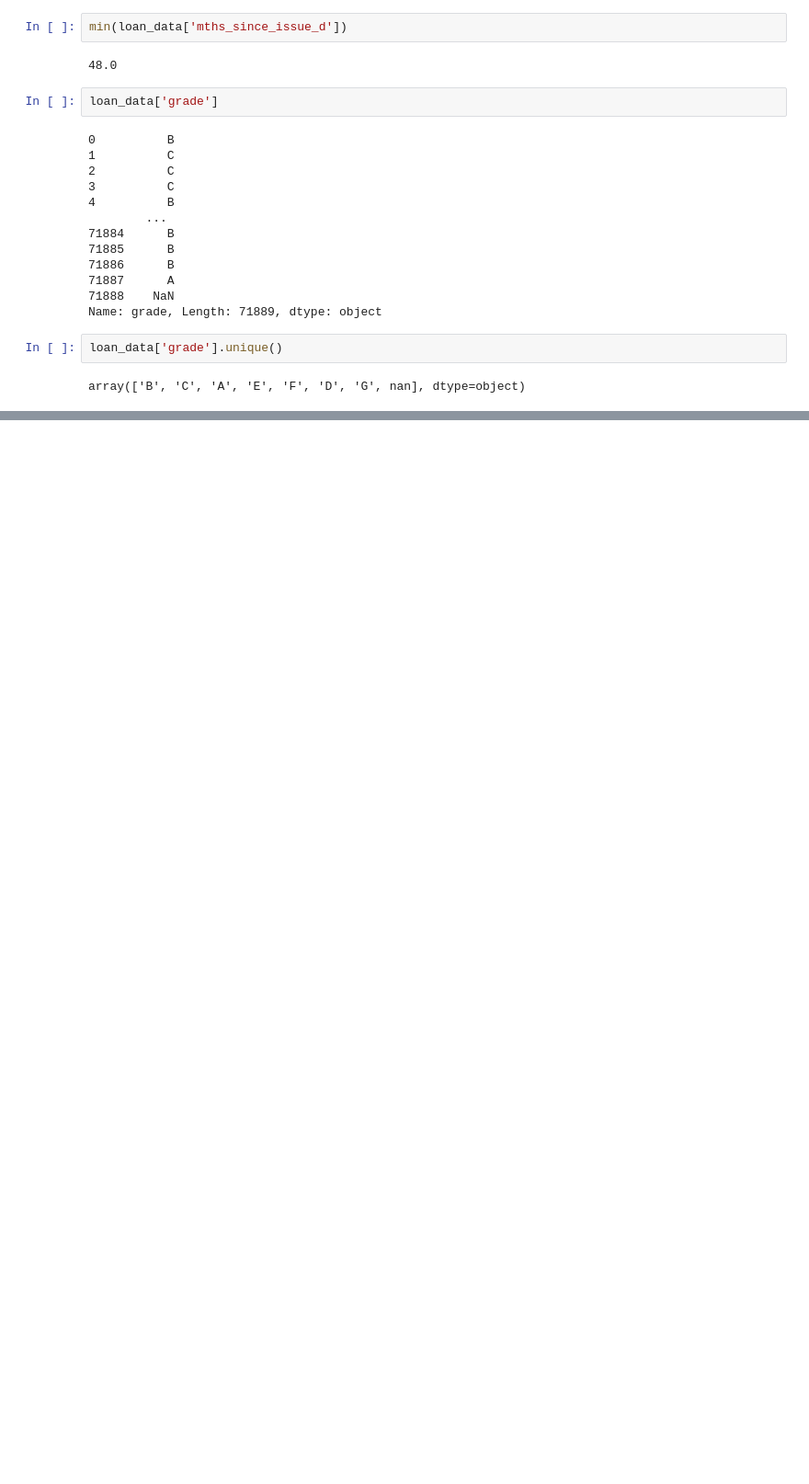
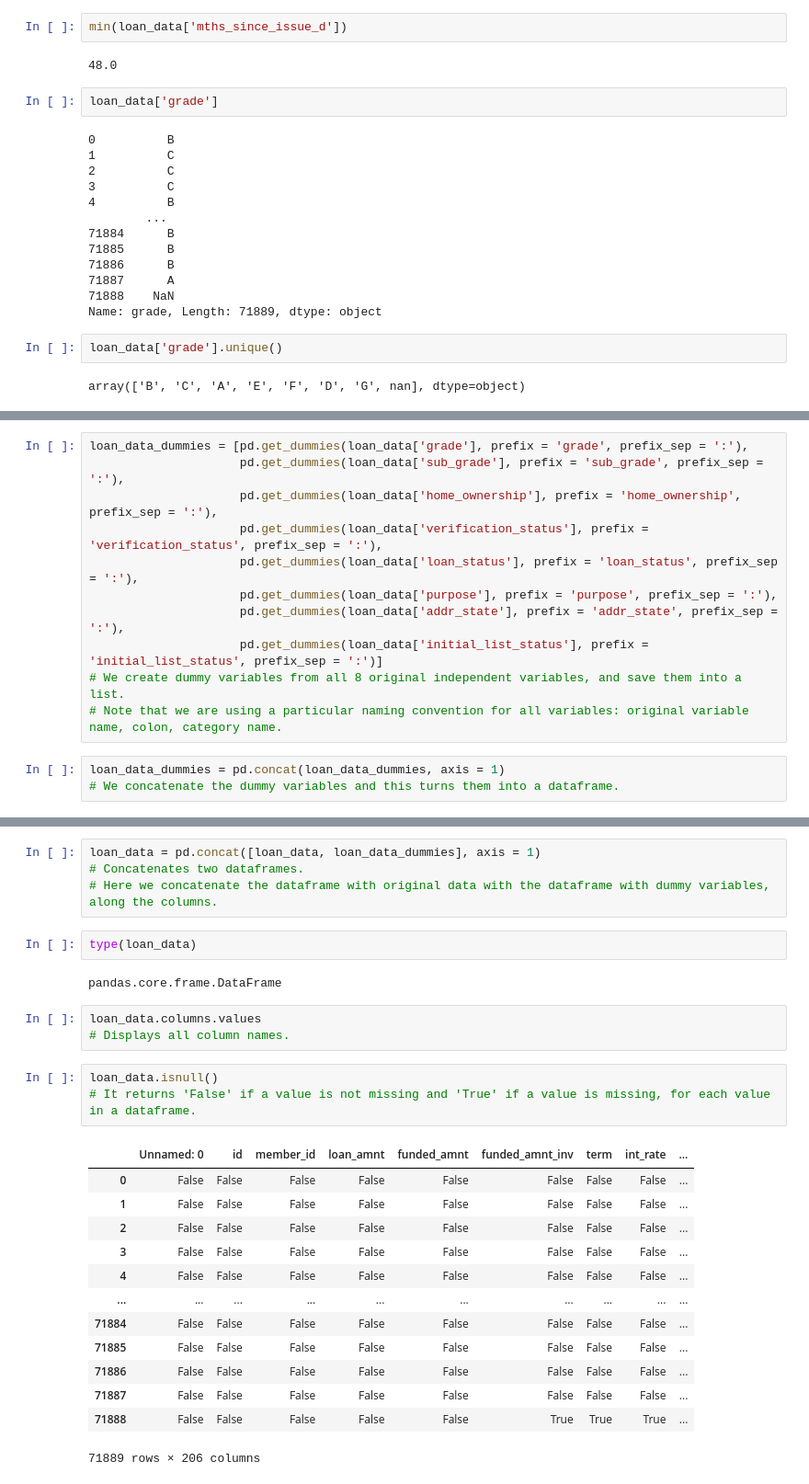
Before and after one commit to mohamed-ssafini/CreditRiskModeling, a Jupyter notebook: PD.ipynb, the cells around one changed output, grey strips where cells are left out. Shown at 92% size. Saved outputs shown, nothing was run; the diff lists cells and outputs as text; blank space fills up the shorter version.

```diff
--- a/PD.ipynb
+++ b/PD.ipynb
@@ -409,0 +465,14 @@ array(['B', 'C', 'A', 'E', 'F', 'D', 'G', nan], dtype=object)
+# %%
+loan_data_dummies = [pd.get_dummies(loan_data['grade'], prefix = 'grade', prefix_sep = ':'),
+                     pd.get_dummies(loan_data['sub_grade'], prefix = 'sub_grade', prefix_sep = ':'),
+                     pd.get_dummies(loan_data['home_ownership'], prefix = 'home_ownership', prefix_sep = ':'),
+                     pd.get_dummies(loan_data['verification_status'], prefix = 'verification_status', prefix_sep = ':'),
+                     pd.get_dummies(loan_data['loan_status'], prefix = 'loan_status', prefix_sep = ':'),
+                     pd.get_dummies(loan_data['purpose'], prefix = 'purpose', prefix_sep = ':'),
+                     pd.get_dummies(loan_data['addr_state'], prefix = 'addr_state', prefix_sep = ':'),
+                     pd.get_dummies(loan_data['initial_list_status'], prefix = 'initial_list_status', prefix_sep = ':')]
+# We create dummy variables from all 8 original independent variables, and save them into a list.
+# Note that we are using a particular naming convention for all variables: original variable name, colon, category name.
+# %%
+loan_data_dummies = pd.concat(loan_data_dummies, axis = 1)
+# We concatenate the dummy variables and this turns them into a dataframe.
@@ -409,0 +497,28 @@ array(['B', 'C', 'A', 'E', 'F', 'D', 'G', nan], dtype=object)
+# %%
+loan_data = pd.concat([loan_data, loan_data_dummies], axis = 1)
+# Concatenates two dataframes.
+# Here we concatenate the dataframe with original data with the dataframe with dummy variables, along the columns.
+# %%
+type(loan_data)
+# %% [output]
+pandas.core.frame.DataFrame
+# %%
+loan_data.columns.values
+# Displays all column names.
+# %%
+loan_data.isnull()
+# It returns 'False' if a value is not missing and 'True' if a value is missing, for each value in a dataframe.
+# %% [output]
+|  | Unnamed: 0 | id | member_id | loan_amnt | funded_amnt | funded_amnt_inv | term | int_rate | ... |
+| 0 | False | False | False | False | False | False | False | False | ... |
+| 1 | False | False | False | False | False | False | False | False | ... |
+| 2 | False | False | False | False | False | False | False | False | ... |
+| 3 | False | False | False | False | False | False | False | False | ... |
+| 4 | False | False | False | False | False | False | False | False | ... |
+| ... | ... | ... | ... | ... | ... | ... | ... | ... | ... |
+| 71884 | False | False | False | False | False | False | False | False | ... |
+| 71885 | False | False | False | False | False | False | False | False | ... |
+| 71886 | False | False | False | False | False | False | False | False | ... |
+| 71887 | False | False | False | False | False | False | False | False | ... |
+| 71888 | False | False | False | False | False | True | True | True | ... |
+71889 rows × 206 columns
```
Also changed, not shown: parts of 31 cells of this notebook.
